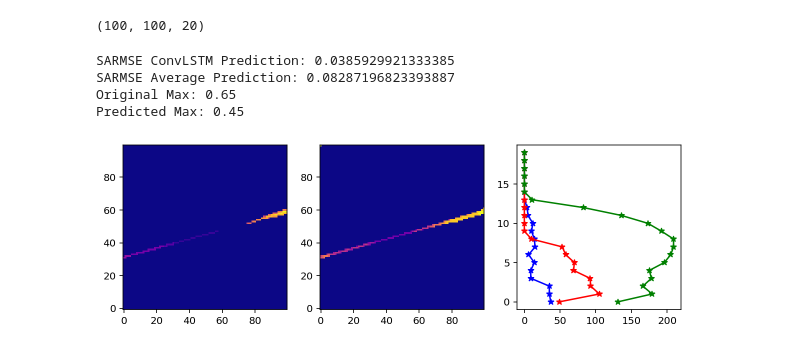
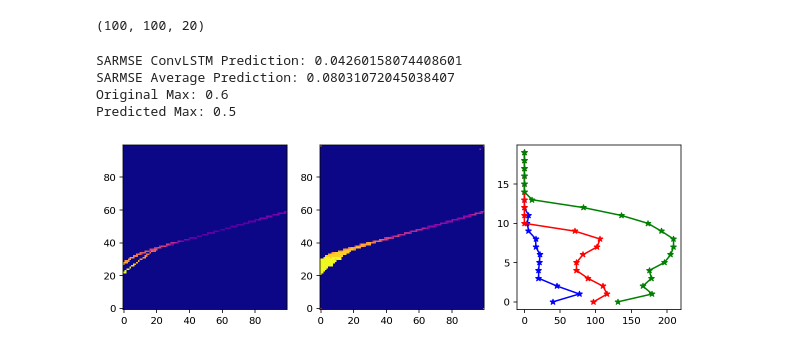
Before and after one commit to naguzmans/opportunistic-utm, a Jupyter notebook: 05_ConvLSTM_Model_Multi.ipynb, the cells around one changed output. Drawn from its saved outputs; the diff is of its cells as text; code cells hidden in the pictures.

```diff
--- a/05_ConvLSTM_Model_Multi.ipynb
+++ b/05_ConvLSTM_Model_Multi.ipynb
@@ -113,7 +113,7 @@ y = layers.Lambda(repeat_tabular)(minp)
 
 x = tf.keras.layers.Concatenate()([a, b, c, y])
 x = TimeDistributed(layers.BatchNormalization())(x)
-# x = TimeDistributed(layers.Dropout(0.1))(x)
+x = TimeDistributed(layers.Dropout(0.1))(x)
 
 x = layers.ConvLSTM2D(
     filters=20,
@@ -126,7 +126,7 @@ x = layers.ConvLSTM2D(
 
 model = keras.models.Model(inputs = [inp, minp], outputs = x)
 model.compile(
-    loss=custom_sarmse, optimizer=keras.optimizers.Adam(), run_eagerly=False,
+    loss=custom_sarmse, optimizer=keras.optimizers.Adam(learning_rate = 0.0005), run_eagerly=False,
 )
 
 model.summary()
@@ -198,17 +198,17 @@ class DataGenerator(Sequence):
 
     return shift_array(data_array[1:], metadata_array[1:])
 
-train_gen = DataGenerator(files_list[0:300], 4)
-val_gen = DataGenerator(files_list[300:330], 4)
+train_gen = DataGenerator(files_list[0:250], 4)
+val_gen = DataGenerator(files_list[250:300], 4)
 # %%
 # Define some callbacks to improve training.
-early_stopping = keras.callbacks.EarlyStopping(monitor="val_loss", patience=5)
-reduce_lr = keras.callbacks.ReduceLROnPlateau(monitor="val_loss", patience=5)
+early_stopping = keras.callbacks.EarlyStopping(monitor="val_loss", patience=3)
+reduce_lr = keras.callbacks.ReduceLROnPlateau(monitor="val_loss", patience=3)
 
 # Fit the model to the training data.
 history = model.fit(
     train_gen,
-    epochs=15,
+    epochs=20,
     validation_data=val_gen,
     callbacks=[early_stopping, reduce_lr]
 )
@@ -271,7 +272,7 @@ flights_average.shape
 # %%
 # Select a random example from the validation dataset.
 hour = 0
-file = 'dataset/00_results/daily_masked/20190628.npy'
+file = 'dataset/00_results/daily_masked/20191204.npy'
 example = np.load(file)
 mexample = np.load(file.replace('masked', 'metadata'))
 
@@ -292,35 +293,35 @@ ax1.imshow(flatten_array(original_frames[hour]), origin='lower', cmap = plt.get_
 
 ax2 = fig.add_subplot(132)
 ax2.imshow(flatten_array(predicted_frame[0]), origin='lower', cmap = plt.get_cmap('plasma')) #, vmin=0, vmax=max_plot_value)
 
 original_level_count = []
 for i in range(0, 20):
   original_level_count.append(np.count_nonzero(original_frames[hour][:,:,i]))
 
 predicted_level_count = []
 for i in range(0, 20):
   predicted_level_count.append(np.count_nonzero(predicted_frame[0][:,:,i]))
 
 average_level_count = []
 for i in range(0, 20):
   average_level_count.append(np.count_nonzero(flights_average[:,:,i]))
 
 ax3 = fig.add_subplot(133)
 ax3.plot(original_level_count, np.linspace(0, 19, 20), 'b*-')
 ax3.plot(predicted_level_count, np.linspace(0, 19, 20), 'r*-')
 ax3.plot(average_level_count, np.linspace(0, 19, 20), 'g*-')
 
 asp = np.diff(ax3.get_xlim())[0] / np.diff(ax3.get_ylim())[0]
 ax3.set_aspect(asp)
 
 # print(f'SARMSE Null Prediction: {SARMSE(original_frames[0], np.zeros((100,100,20)))}')
 print(f'SARMSE ConvLSTM Prediction: {SARMSE(original_frames[hour], predicted_frame[0])}')
 print(f'SARMSE Average Prediction: {SARMSE(original_frames[hour], flights_average)}')
 print(f'Original Max: {np.max(flatten_array(original_frames[hour]))}')
 print(f'Predicted Max: {np.max(flatten_array(predicted_frame[0]))}')
 # %% [output]
-SARMSE ConvLSTM Prediction: 0.0385929921333385
-SARMSE Average Prediction: 0.08287196823393887
-Original Max: 0.65
-Predicted Max: 0.45
+SARMSE ConvLSTM Prediction: 0.04260158074408601
+SARMSE Average Prediction: 0.08031072045038407
+Original Max: 0.6
+Predicted Max: 0.5
-[figure, old version]
+[figure, new version]
```
Also changed, not shown: parts of 5 cells of this notebook.
